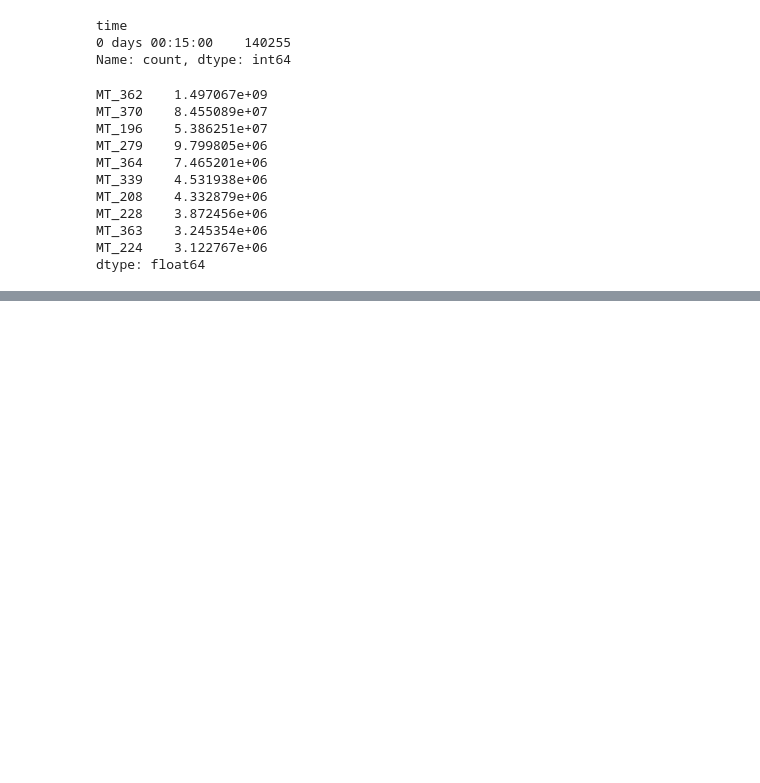
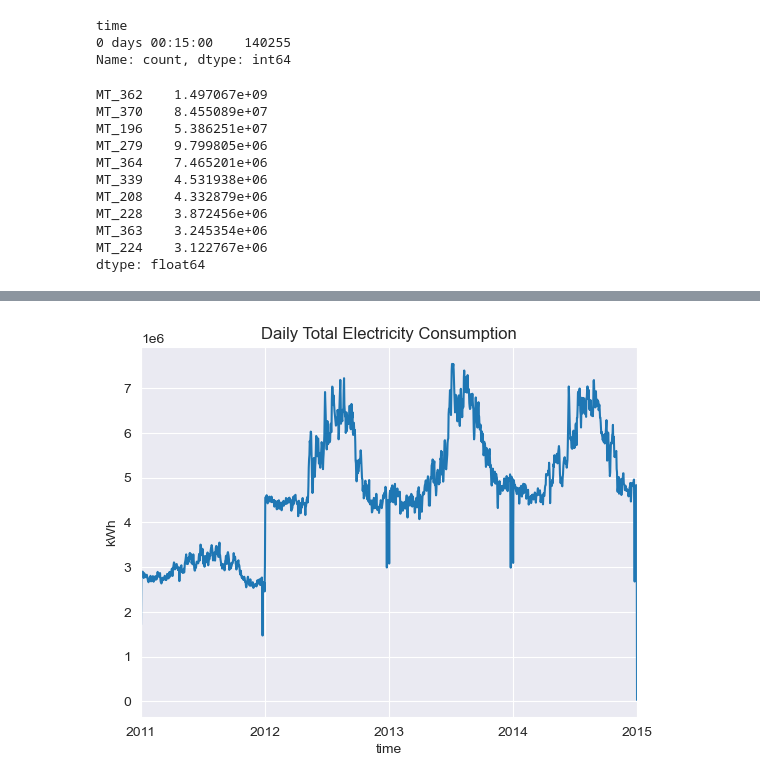
Before and after one commit to mertgenc0/multivariate_energy_consumption_forecasting, a Jupyter notebook: notebooks/EDA.ipynb, the cells around one changed output, grey strips where cells are left out. Drawn from its saved outputs; the diff is of its cells as text; code cells hidden in the pictures; blank space fills up the shorter version.

```diff
--- a/notebooks/EDA.ipynb
+++ b/notebooks/EDA.ipynb
@@ -121,0 +146,8 @@ Text(0.5, 1.0, 'Correlation for Top 10 Sensors')
+# %%
+daily_total = daily.sum(axis=1)
+daily_total.plot()
+plt.title("Daily Total Electricity Consumption")
+plt.ylabel("kWh")
+plt.show()
+# %% [output]
+[figure, added]
```
Also changed, not shown: parts of 11 cells of this notebook.
